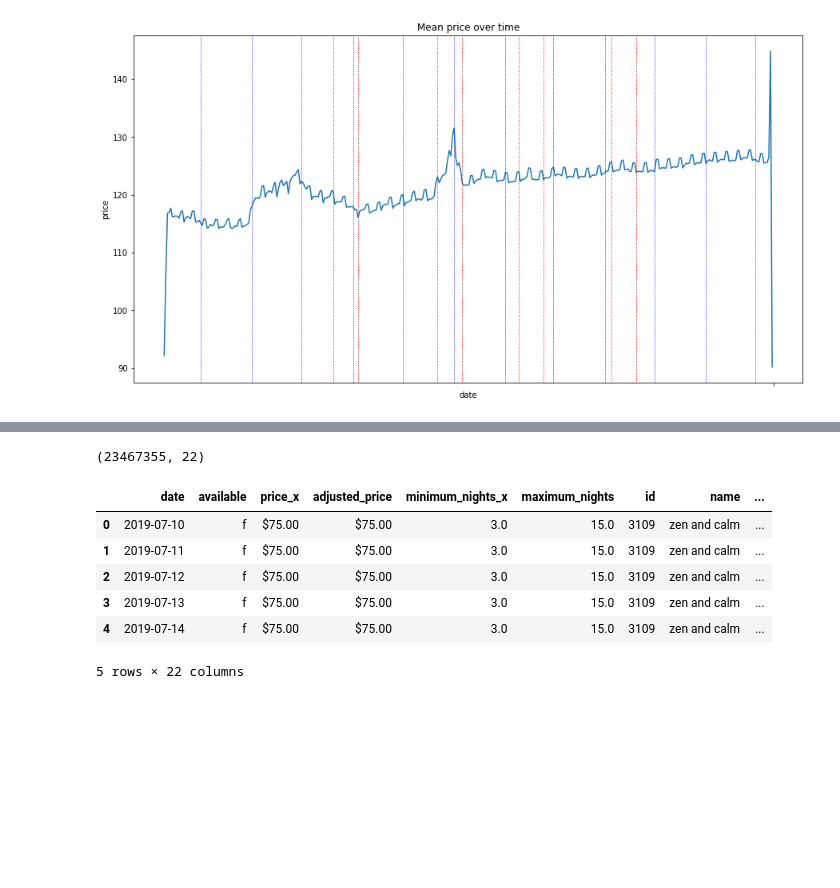
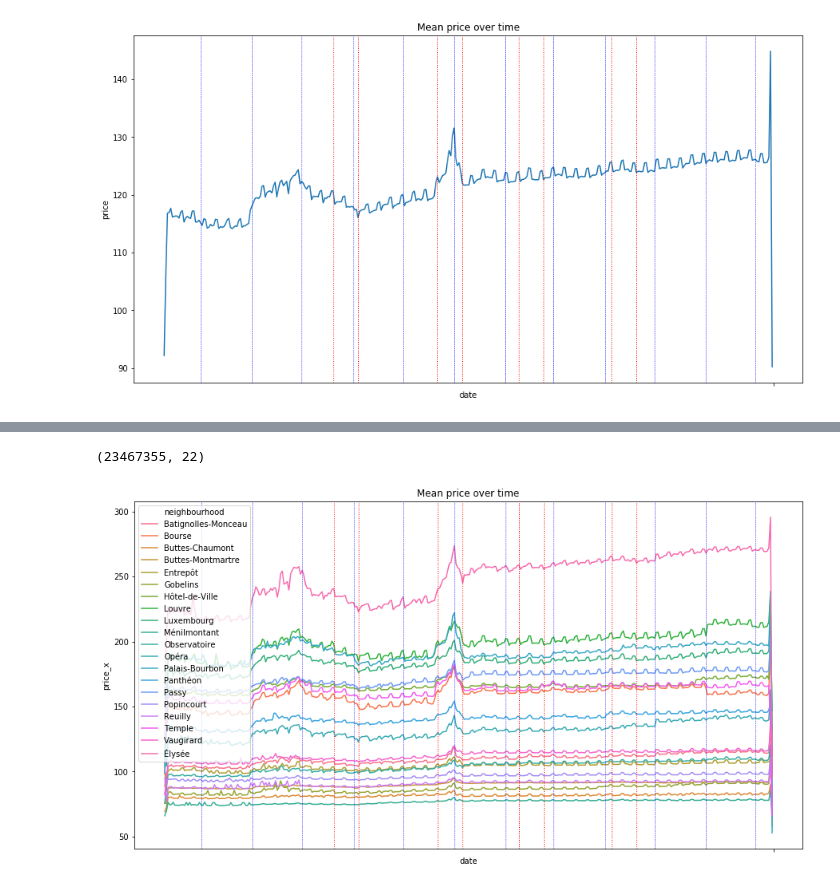
Before and after one commit to nidragedd/udadsnd-p4-airbnb_inside, a Jupyter notebook: notebook/2_Business_Understanding.ipynb, the cells around one changed output, grey strips where cells are left out. Cells and saved outputs as stored; diff of their text form; code cells hidden in the pictures; blank space fills up the shorter version.

```diff
--- a/notebook/2_Business_Understanding.ipynb
+++ b/notebook/2_Business_Understanding.ipynb
@@ -269,17 +250,10 @@ plt.show()
 # %%
-df_merged = pd.merge(df_cal, df_lsts, how='left', left_on='listing_id', right_on='id')
+df_merged = pd.merge(df_cal, df_lst_sum, how='left', left_on='listing_id', right_on='id')
 df_merged.drop('listing_id', axis=1, inplace=True)
+df_merged.shape
+# %% [output]
+(23467355, 22)
-# %%
-df_merged.shape
-# %% [output]
-(23467355, 22)
-# %%
-df_merged.head()
-# %% [output]
-|  | date | available | price_x | adjusted_price | minimum_nights_x | maximum_nights | id | name | ... |
-| 0 | 2019-07-10 | f | $75.00 | $75.00 | 3.0 | 15.0 | 3109 | zen and calm | ... |
-| 1 | 2019-07-11 | f | $75.00 | $75.00 | 3.0 | 15.0 | 3109 | zen and calm | ... |
-| 2 | 2019-07-12 | f | $75.00 | $75.00 | 3.0 | 15.0 | 3109 | zen and calm | ... |
-| 3 | 2019-07-13 | f | $75.00 | $75.00 | 3.0 | 15.0 | 3109 | zen and calm | ... |
-| 4 | 2019-07-14 | f | $75.00 | $75.00 | 3.0 | 15.0 | 3109 | zen and calm | ... |
-5 rows × 22 columns
+# %%
+viz.lineplot_feature_over_time(df_merged, 'price_x', group=['date', 'neighbourhood'], hue='neighbourhood', col_title='price')
+# %% [output]
+[figure, added]
```
Also changed, not shown: parts of 39 cells of this notebook, 8 other files.
